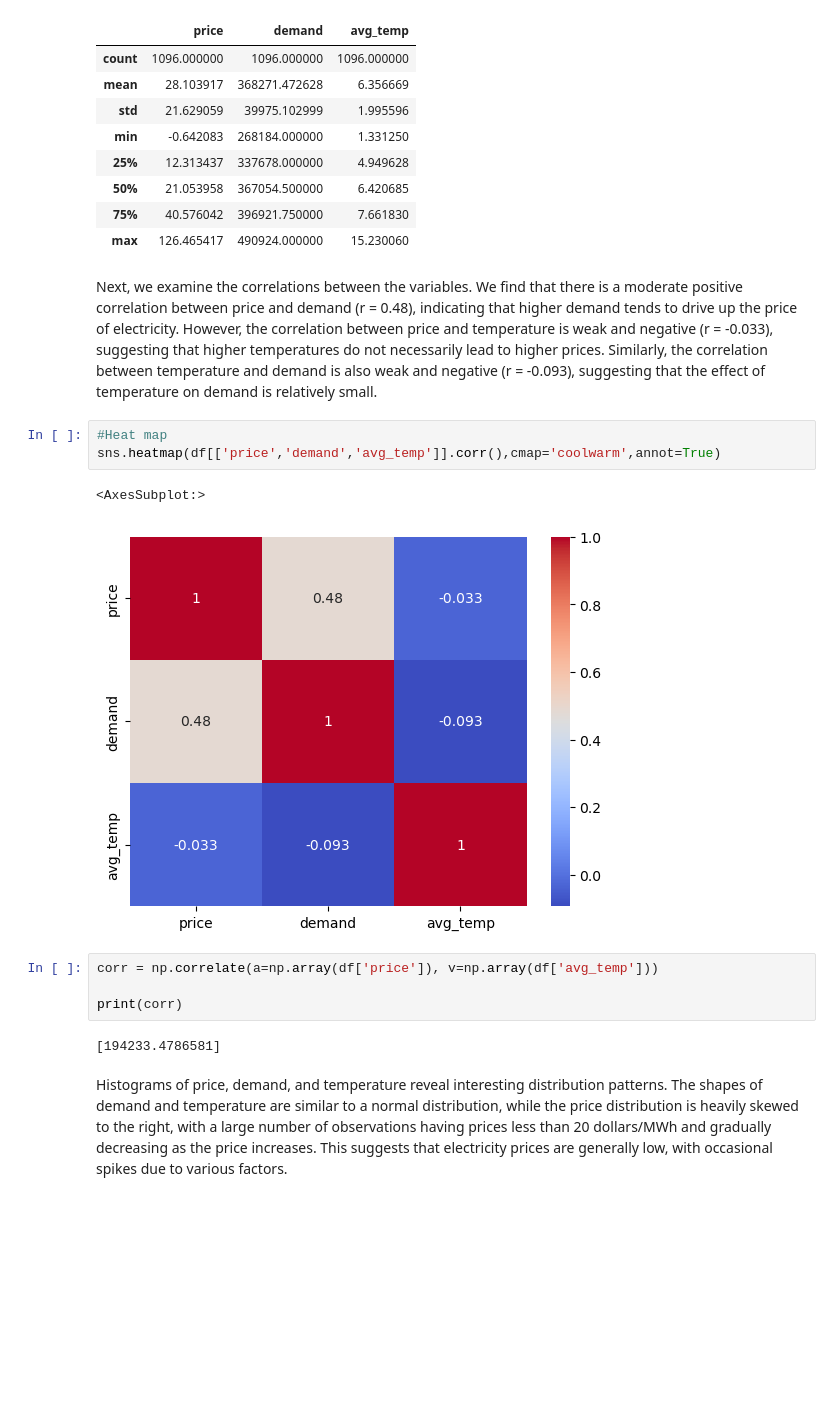
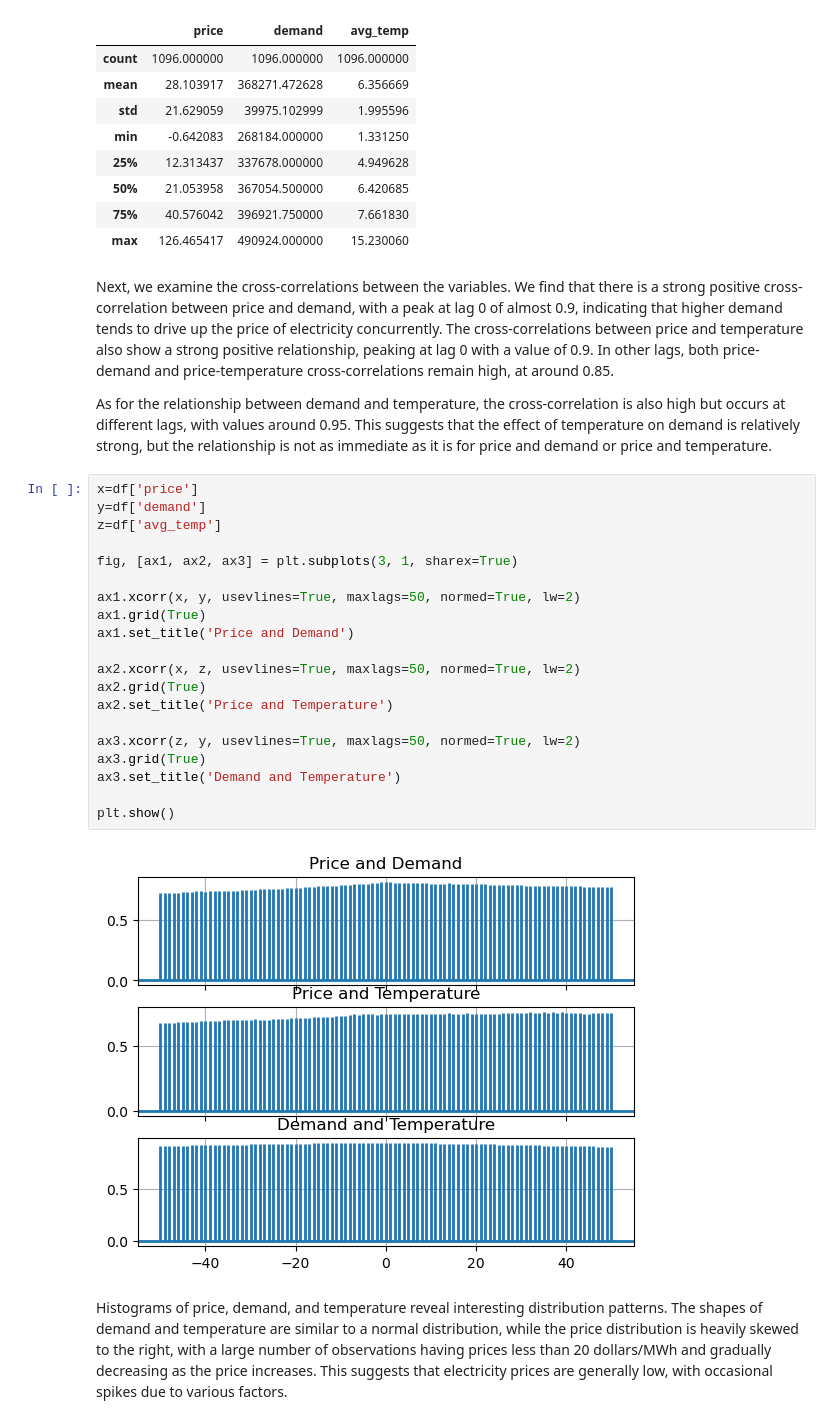
Before and after one commit to damouras/STAD95_W23, a Jupyter notebook: Report/_build/html/_sources/EDApy.ipynb, the cells around one changed output. Cells and saved outputs as stored; diff of their text form; blank space fills up the shorter version.

```diff
--- a/Report/_build/html/_sources/EDApy.ipynb
+++ b/Report/_build/html/_sources/EDApy.ipynb
@@ -53,19 +39,31 @@ df.describe()
 | 75% | 40.576042 | 396921.750000 | 7.661830 |
 | max | 126.465417 | 490924.000000 | 15.230060 |
 # %% [markdown]
-Next, we examine the correlations between the variables. We find that there is a moderate positive correlation between price and demand (r = 0.48), indicating that higher demand tends to drive up the price of electricity. However, the correlation between price and temperature is weak and negative (r = -0.033), suggesting that higher temperatures do not necessarily lead to higher prices. Similarly, the correlation between temperature and demand is also weak and negative (r = -0.093), suggesting that the effect of temperature on demand is relatively small.
+Next, we examine the cross-correlations between the variables. We find that there is a strong positive cross-correlation between price and demand, with a peak at lag 0 of almost 0.9, indicating that higher demand tends to drive up the price of electricity concurrently. The cross-correlations between price and temperature also show a strong positive relationship, peaking at lag 0 with a value of 0.9. In other lags, both price-demand and price-temperature cross-correlations remain high, at around 0.85.
+
+As for the relationship between demand and temperature, the cross-correlation is also high but occurs at different lags, with values around 0.95. This suggests that the effect of temperature on demand is relatively strong, but the relationship is not as immediate as it is for price and demand or price and temperature.
-# %%
-#Heat map
-sns.heatmap(df[['price','demand','avg_temp']].corr(),cmap='coolwarm',annot=True)
-# %% [output]
-<AxesSubplot:>
-[figure, removed]
-# %%
-corr = np.correlate(a=np.array(df['price']), v=np.array(df['avg_temp']))
-
-print(corr)
-# %% [output]
-[194233.4786581]
+# %%
+x=df['price']
+y=df['demand']
+z=df['avg_temp']
+
+fig, [ax1, ax2, ax3] = plt.subplots(3, 1, sharex=True)
+
+ax1.xcorr(x, y, usevlines=True, maxlags=50, normed=True, lw=2)
+ax1.grid(True)
+ax1.set_title('Price and Demand')
+
+ax2.xcorr(x, z, usevlines=True, maxlags=50, normed=True, lw=2)
+ax2.grid(True)
+ax2.set_title('Price and Temperature')
+
+ax3.xcorr(z, y, usevlines=True, maxlags=50, normed=True, lw=2)
+ax3.grid(True)
+ax3.set_title('Demand and Temperature')
+
+plt.show()
+# %% [output]
+[figure, added]
 # %% [markdown]
 Histograms of price, demand, and temperature reveal interesting distribution patterns. The shapes of demand and temperature are similar to a normal distribution, while the price distribution is heavily skewed to the right, with a large number of observations having prices less than 20 dollars/MWh and gradually decreasing as the price increases. This suggests that electricity prices are generally low, with occasional spikes due to various factors.
 # %%
```
Also changed, not shown: parts of 3 cells of this notebook, 26 other files.
